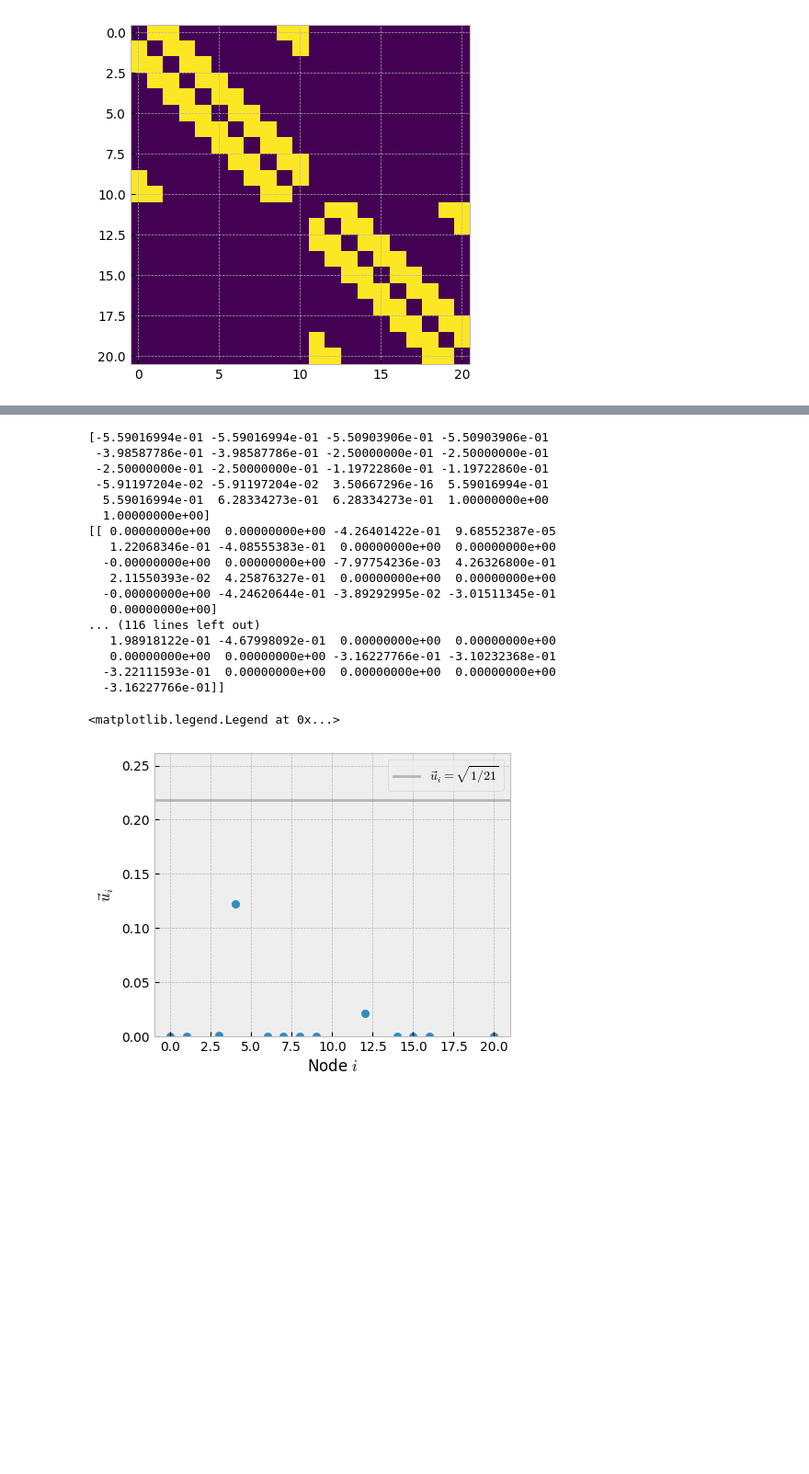
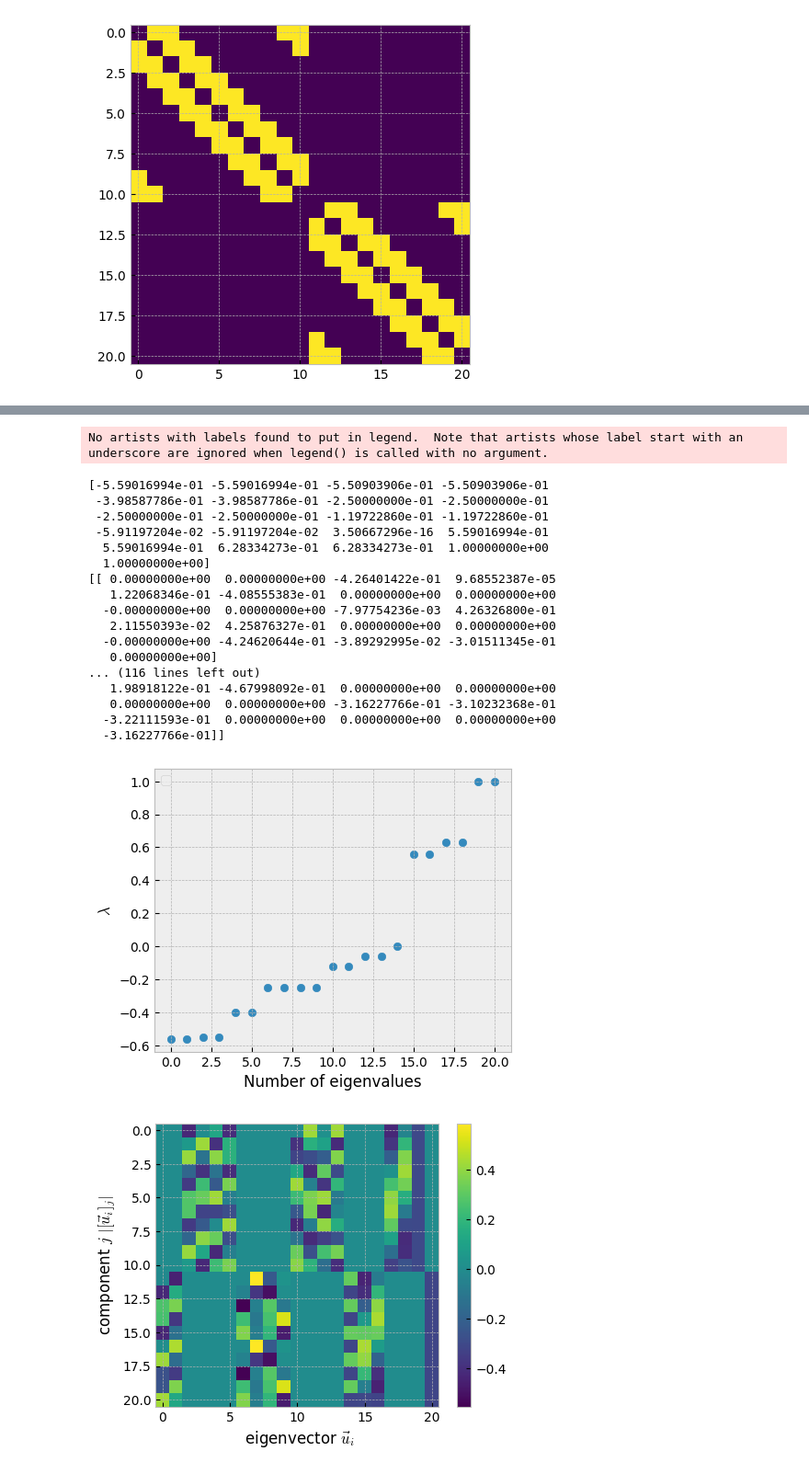
Before and after one commit to leonardlux/comp_phy_exam, a Jupyter notebook: problem_2/task_e.ipynb, the cells around one changed output, grey strips where cells are left out. Shown at 92% size. Saved outputs shown, nothing was run; the diff lists cells and outputs as text; code cells hidden in the pictures; blank space fills up the shorter version.

Commit message:
task_e got better graphs

```diff
--- a/problem_2/task_e.ipynb
+++ b/problem_2/task_e.ipynb
@@ -40,43 +45,51 @@ plt.show()
 # %%
 # find eigenvalues
 eig_val_check, eig_vec_check = np.linalg.eigh(t_matrix)
 print(eig_val_check)
 print(eig_vec_check)
 
-x = list(range(21))
+def index_gen(li):
+    return list(range(len(eig_val_check)))
 plt.figure(figsize=(5,4))
-for vec in eig_vec_check:
-    plt.plot(x,vec)
+
+plt.xlabel("Number of eigenvalues")
+plt.ylabel("$\lambda$")
+plt.legend()
+plt.scatter(index_gen(eig_val_check),eig_val_check)
+plt.savefig("images/eigvalues_disjoint.pdf")
+plt.show()
 
 
-plt.xlabel("Node $i$")
-plt.ylabel("$\\vec{u}_i$")
-plt.ylim(0, 1.2*np.sqrt(1/21))
-plt.axhline(np.sqrt(1/21),label="$ \\vec{u}_i = \\sqrt{1/21}$",color="grey",alpha=0.5)
-plt.legend()
+x = list(range(21))
+fig = plt.figure(figsize=(5,4))
 
-#plt.savefig(f"images/eigenvector_1.pdf")
+plt.imshow((eig_vec_check))
+plt.xlabel(" eigenvector $\\vec{u}_i$")
+plt.ylabel("component $j$ $|[\\vec{u}_i]_j|$")
+plt.colorbar()
+plt.savefig(f"images/eigenvector_sub_net.pdf")
 # We have two with eig val 1, one for each side of the system
 # die dazugehörigen eigenvectoren sind jeweils für das linke oder rechte netz
 #
 # man könnte es leichter machen in dem man die gitter getrennt löste dann würde man die nullstellen am rand vernachlässigen können
 # %% [output]
-[-5.59016994e-01 -5.59016994e-01 -5.50903906e-01 -5.50903906e-01
- -3.98587786e-01 -3.98587786e-01 -2.50000000e-01 -2.50000000e-01
- -2.50000000e-01 -2.50000000e-01 -1.19722860e-01 -1.19722860e-01
- -5.91197204e-02 -5.91197204e-02  3.50667296e-16  5.59016994e-01
-  5.59016994e-01  6.28334273e-01  6.28334273e-01  1.00000000e+00
-  1.00000000e+00]
-[[ 0.00000000e+00  0.00000000e+00 -4.26401422e-01  9.68552387e-05
-   1.22068346e-01 -4.08555383e-01  0.00000000e+00  0.00000000e+00
-  -0.00000000e+00  0.00000000e+00 -7.97754236e-03  4.26326800e-01
-   2.11550393e-02  4.25876327e-01  0.00000000e+00  0.00000000e+00
-  -0.00000000e+00 -4.24620644e-01 -3.89292995e-02 -3.01511345e-01
-   0.00000000e+00]
-... (116 lines left out)
-   1.98918122e-01 -4.67998092e-01  0.00000000e+00  0.00000000e+00
-   0.00000000e+00  0.00000000e+00 -3.16227766e-01 -3.10232368e-01
-  -3.22111593e-01  0.00000000e+00  0.00000000e+00  0.00000000e+00
-  -3.16227766e-01]]
+No artists with labels found to put in legend.  Note that artists whose label start with an underscore are ignored when legend() is called with no argument.
-<matplotlib.legend.Legend at 0x...>
+[-5.59016994e-01 -5.59016994e-01 -5.50903906e-01 -5.50903906e-01
+ -3.98587786e-01 -3.98587786e-01 -2.50000000e-01 -2.50000000e-01
+ -2.50000000e-01 -2.50000000e-01 -1.19722860e-01 -1.19722860e-01
+ -5.91197204e-02 -5.91197204e-02  3.50667296e-16  5.59016994e-01
+  5.59016994e-01  6.28334273e-01  6.28334273e-01  1.00000000e+00
+  1.00000000e+00]
+[[ 0.00000000e+00  0.00000000e+00 -4.26401422e-01  9.68552387e-05
+   1.22068346e-01 -4.08555383e-01  0.00000000e+00  0.00000000e+00
+  -0.00000000e+00  0.00000000e+00 -7.97754236e-03  4.26326800e-01
+   2.11550393e-02  4.25876327e-01  0.00000000e+00  0.00000000e+00
+  -0.00000000e+00 -4.24620644e-01 -3.89292995e-02 -3.01511345e-01
+   0.00000000e+00]
+... (116 lines left out)
+   1.98918122e-01 -4.67998092e-01  0.00000000e+00  0.00000000e+00
+   0.00000000e+00  0.00000000e+00 -3.16227766e-01 -3.10232368e-01
+  -3.22111593e-01  0.00000000e+00  0.00000000e+00  0.00000000e+00
+  -3.16227766e-01]]
-[figure, old version]
+[figure, new version]
+[figure, added]
```
Also changed, not shown: parts of 3 cells of this notebook.
